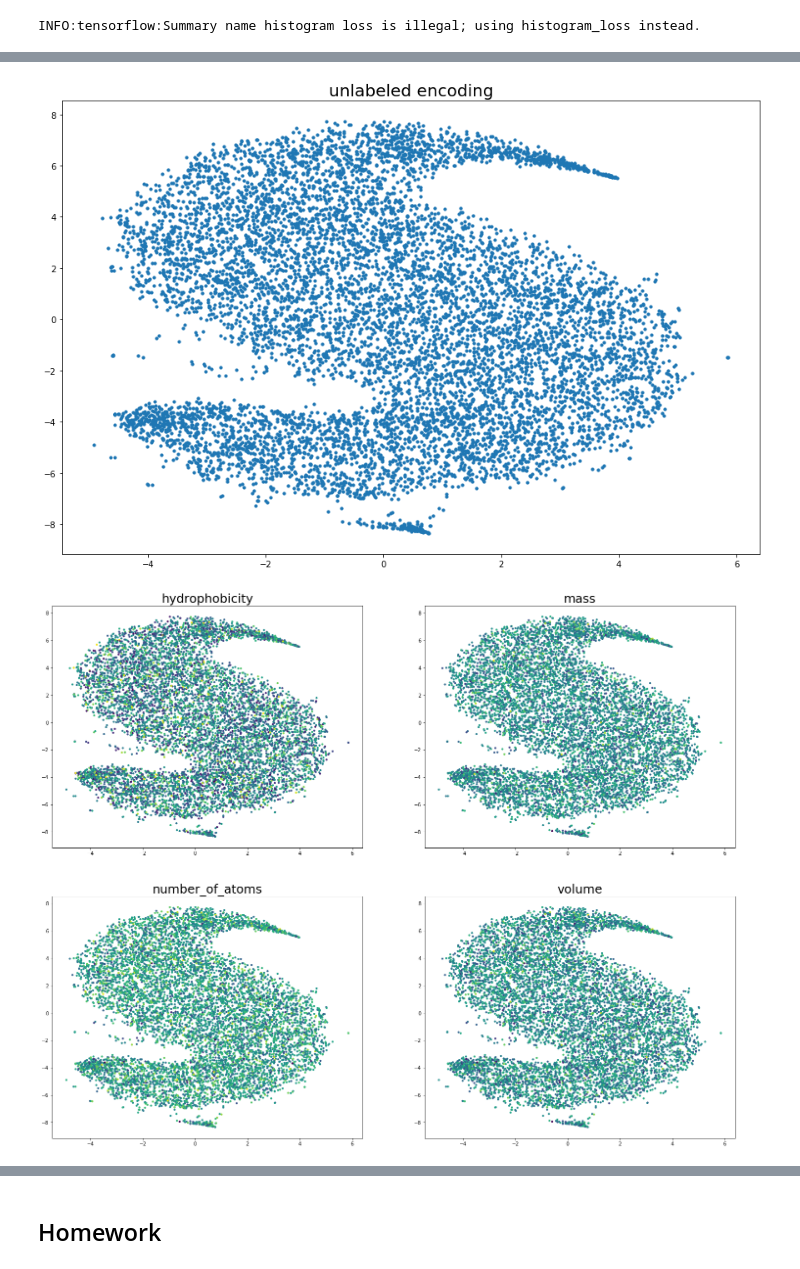
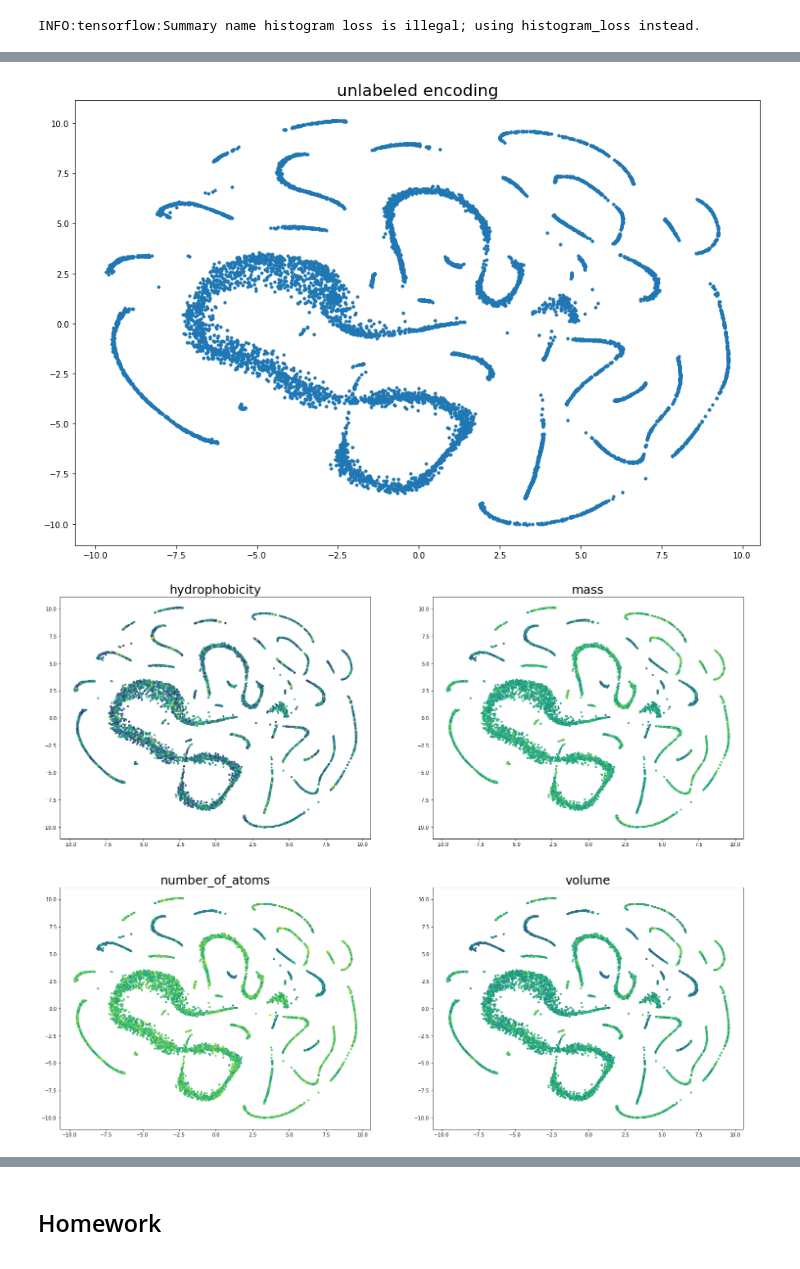
Before and after one commit to Rauf-Kurbanov/au_dl_course, a Jupyter notebook: seminar_5/hw.ipynb, the cells around one changed output, grey strips where cells are left out. Saved outputs shown, nothing was run; the diff lists cells and outputs as text; code cells hidden in the pictures.

```diff
--- a/seminar_5/hw.ipynb
+++ b/seminar_5/hw.ipynb
@@ -177,3 +184,10 @@ reading data/all_acid_dicts.pickle
 | 2 | EQI | -0.833333 | 123.466933 | 20.333333 | 149.633333 |
 | 3 | VSD | -0.033333 | 100.431933 | 16.333333 | 113.366667 |
 | 4 | DYC | -0.766667 | 127.134533 | 18.000000 | 137.733333 |
+# %%
+save_path = 'data/all_acid_dicts_ok.pickle'
+producer = lambda: [acid_dict(some_c, props) for some_c in tqdm_notebook(all_acid_df.acid)]
+all_acid_dicts = read_or_create(save_path, producer)
+
+all_acid_df_ok = pd.DataFrame(all_acid_dicts)
+all_acid_df_ok.head()
@@ -220,9 +242,15 @@ class SkipGramModel:
 
     def _create_embedding(self):
         with tf.name_scope("embed"):
-            base_var = tf.Variable(tf.truncated_normal([self.vocab_size,
-                                                               self.embed_size], stddev=0.1),
+            base_var = tf.Variable(tf.truncated_normal([self.vocab_size, self.embed_size], stddev=0.1),
                                             name='embed_matrix')
+
+            self.embed_matrix =  create_fully_conn(base_var, self.embed_size, self.embed_size,
+                                                  'fc1', tf.nn.tanh)
+
+
+
+
 
             base_ratio = 1.
             fc1_ratio = 1.5
@@ -230,22 +258,12 @@ class SkipGramModel:
             fc3_ratio = 2.5
 
             #DenseNet little brother
-            fc1 = create_fully_conn(base_var, self.embed_size, self.embed_size * fc1_ratio,
-                                          'fc1', tf.nn.elu)
-            fc2 = create_fully_conn(fc1, self.embed_size * fc1_ratio, self.embed_size * fc2_ratio,
-                                          'fc2', tf.nn.sigmoid)
+#             fc1 = create_fully_conn_logit(base_var, self.embed_size, self.embed_size * fc1_ratio, 'fc1',
+#                                           #tf.nn.elu
+#                                          )
 
-            con_12 = tf.concat([fc1, fc2], axis=1)
-            con_12_size = self.embed_size*(fc1_ratio + fc2_ratio)
-
-
-            fc3 = create_fully_conn(con_12, con_12_size, self.embed_size * fc3_ratio,
-                                    'fc3', tf.nn.relu)
-
-            con_23 = tf.concat([fc2, fc3], axis=1)
-            con_23_size = self.embed_size*(fc3_ratio + fc2_ratio)
-
-            self.embed_matrix = create_fully_conn_logit(con_23, con_23_size, self.embed_size, 'em')
+#             self.embed_matrix = create_fully_conn(fc1, self.embed_size * fc1_ratio, self.embed_size,
+#                                           'fc2', tf.nn.sigmoid)
 
     def _create_loss(self):
         with tf.name_scope("loss"):
@@ -267,8 +285,9 @@ class SkipGramModel:
 
     def _create_optimizer(self):
 #         self.optimizer = tf.train.GradientDescentOptimizer(self.lr).minimize(self.loss, global_step=self.global_step)
-#         self.optimizer = tf.train.AdamOptimizer(self.lr).minimize(self.loss, global_step=self.global_step)
-        self.optimizer = tf.train.AdagradOptimizer(self.lr).minimize(self.loss, global_step=self.global_step)
+        self.optimizer = tf.train.AdamOptimizer(self.lr).minimize(self.loss, global_step=self.global_step)
+#         self.optimizer = tf.train.AdagradOptimizer(self.lr).minimize(self.loss, global_step=self.global_step)
+#         self.optimizer = tf.train.RMSPropOptimizer(self.lr).minimize(self.loss, global_step=self.global_step)
 
     def _create_summaries(self):
         with tf.name_scope("summaries"):
@@ -386,10 +405,10 @@ def plot_embedding_properties(final_df):
 # %%
 tsne_df = plot_tsne_df(final_embed_matrix)
 # %% [output]
-[figure, old version]
+[figure, new version]
 # %%
-final_df = all_acid_df.join(tsne_df.set_index('codone'), on='acid')
+final_df = all_acid_df_ok.join(tsne_df.set_index('codone'), on='acid')
 # final_df.head()
 plot_embedding_properties(final_df)
 # %% [output]
-[figure, old version]
+[figure, new version]
```
Also changed, not shown: parts of 11 cells of this notebook.
